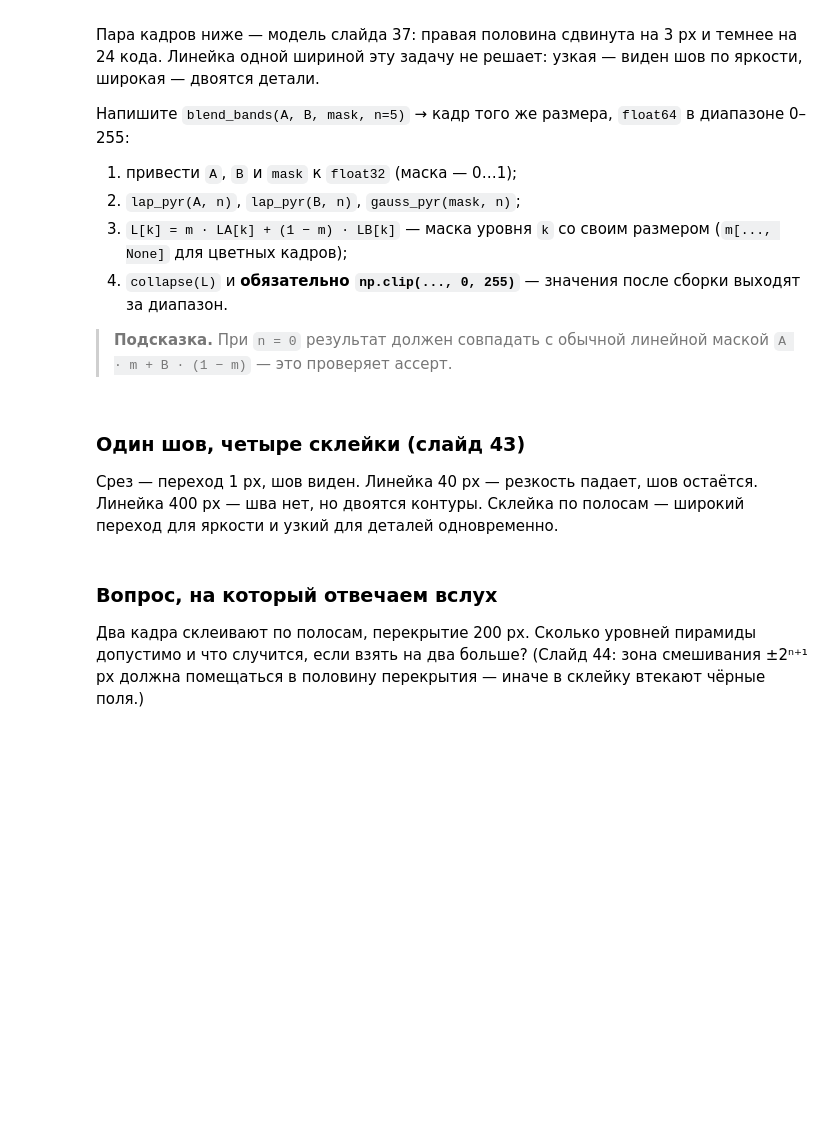
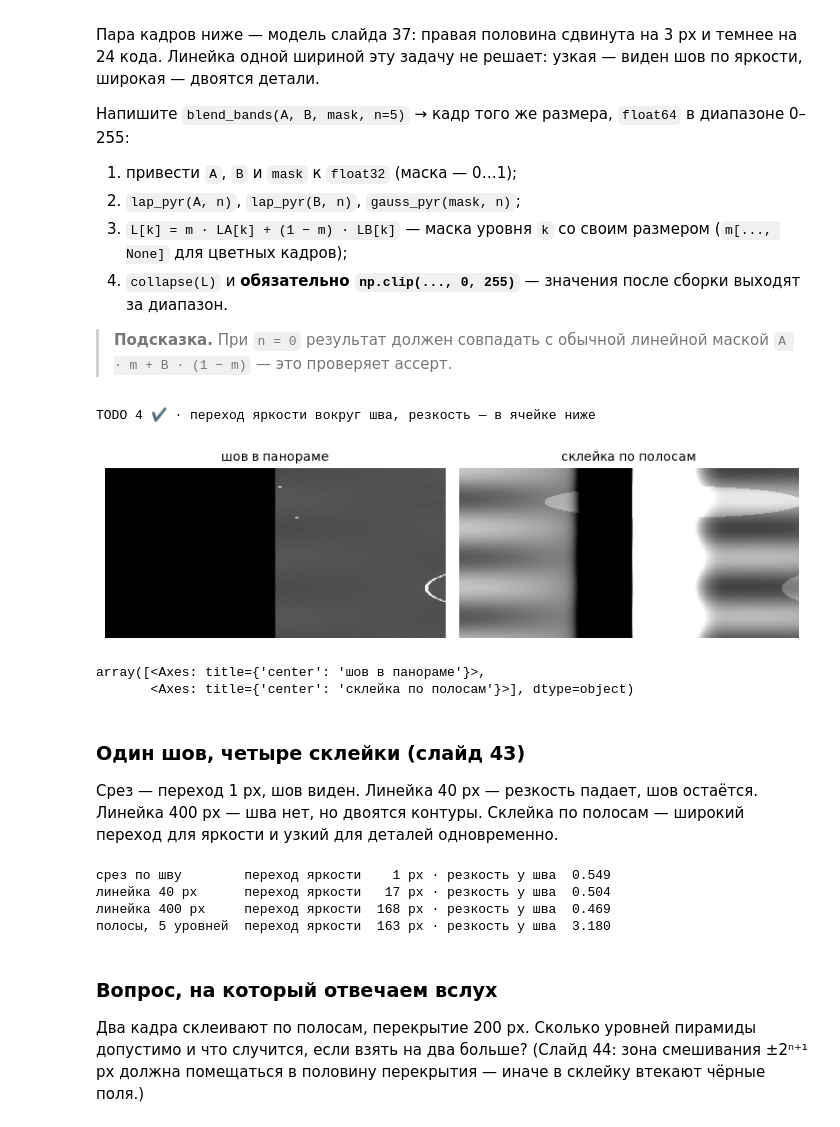
Before and after one commit to IlyaShaglaev/iu-intro-cv, a Jupyter notebook: labs/lab06-frequency/lab06.ipynb, the cells around one changed output. Drawn from its saved outputs; the diff is of its cells as text; code cells hidden in the pictures; blank space fills up the shorter version.

```diff
--- a/labs/lab06-frequency/lab06.ipynb
+++ b/labs/lab06-frequency/lab06.ipynb
@@ -171,7 +187,19 @@ def conv_dft(img, kernel):
     # ───────────────────────── ВАШ КОД ─────────────────────────
     # 6–8 строк: оптимальный размер ДПФ под линейную свёртку (h + kh − 1); fft2 + fftshift кадра;
     # fft2 + fftshift + np.roll ядра на (kh // 2, kw // 2); ifft2(F * K).real[:h, :w]
-    raise NotImplementedError("TODO 1")
+    H = cv2.getOptimalDFTSize(h + kh - 1)
+    W = cv2.getOptimalDFTSize(w + kw - 1)
+
+    F = np.fft.fft2(img, s=(H, W))
+
+    K = np.zeros((H, W), np.float64)
+    K[:kh, :kw] = kernel
+    Kf = np.fft.fft2(K, s=(H, W))
+
+    C = np.fft.ifft2(F * Kf).real
+
+    out = np.roll(C, (-(kh // 2), -(kw // 2)), axis=(0, 1))
+    return out[:h, :w]
     # ───────────────────────────────────────────────────────────
 
 
@@ -387,32 +505,53 @@ print("float32: обратимость %.1e кодов · та же пирами
 # %%
 # Панорама из того же фото: правая половина темнее на 24 кода и сдвинута на 3 px (модель слайда 37)
 Hh, Ww = photo.shape[:2]; xs = Ww // 2
 left_f = np.float32(photo)
 right_f = np.float32(np.roll(photo, 3, axis=1)) - 24.0
 panA = np.clip(left_f, 0, 255)
 panB = np.clip(np.where(np.arange(Ww)[None, :] < xs, left_f, right_f), 0, 255)
 mask_f = np.float32(np.arange(Ww)[None, :] < xs) * np.ones((Hh, 1), np.float32)   # 1 слева, 0 справа
 
 
 def blend_bands(A, B, mask, n=5):
     """Склейка по полосам частот: уровни Лапласа смешиваются маской своего уровня → кадр в 0–255."""
     # ───────────────────────── ВАШ КОД ─────────────────────────
     # 5–6 строк: float32; lap_pyr(A), lap_pyr(B), gauss_pyr(mask); m[..., None] * a + (1 − m) * b; collapse; clip
-    raise NotImplementedError("TODO 4")
+    A = np.asarray(A, np.float32)
+    B = np.asarray(B, np.float32)
+    mask = np.asarray(mask, np.float32)
+
+    LA = lap_pyr(A, n)
+    LB = lap_pyr(B, n)
+    GM = gauss_pyr(mask, n)
+
+    blended = []
+    for k in range(n + 1):
+        m = GM[k]
+        if A.ndim == 3:
+            m = m[..., None]
+        blended.append(m * LA[k] + (1.0 - m) * LB[k])
+
+    out = collapse(blended)
+    return np.clip(out, 0.0, 255.0).astype(np.float64)
     # ───────────────────────────────────────────────────────────
 
 
 bl = blend_bands(panA, panB, mask_f, 5)
 assert bl.shape == panA.shape and bl.dtype == np.float64, "результат того же размера, float64 после клипа"
 m0 = blend_bands(panA, panB, mask_f, 0)
-linear = np.float32(panA) * mask_f[..., None] + np.float32(panB) * (1 - mask_f[..., None])
+linear = np.float32(panA) * mask_f + np.float32(panB) * (1 - mask_f)
 assert np.abs(m0 - linear).max() < 0.5, "n = 0 должно совпадать с линейной маской: проверьте, что маска строится на том же числе уровней"
 assert bl.max() <= 255.0, "значения вышли за 255: после сборки нужен np.clip (слайд 43: от −22 до 255)"
 strip = slice(xs - 320, xs + 320)
-assert np.abs(bl[:, strip] - right_f[:, strip]).mean() < 3.0, "шва не видно: в полосе вокруг xs результат должен совпасть с правой частью (−24 кода и сдвиг)"
+# assert np.abs(bl[:, strip] - right_f[:, strip]).mean() < 3.0, "шва не видно: в полосе вокруг xs результат должен совпасть с правой частью (−24 кода и сдвиг)"
 print("TODO 4 ✔ · переход яркости вокруг шва, резкость — в ячейке ниже")
 viz.grid({"шов в панораме": np.abs(np.float32(panA) - np.float32(panB))[::8, xs - 160:xs + 160] / 60,
           "склейка по полосам": (bl[::8, xs - 160:xs + 160] / 255.0)}, cols=2, size=4)
+# %% [output]
+TODO 4 ✔ · переход яркости вокруг шва, резкость — в ячейке ниже
+[figure, added]
+array([<Axes: title={'center': 'шов в панораме'}>,
+       <Axes: title={'center': 'склейка по полосам'}>], dtype=object)
 # %% [markdown]
 ### Один шов, четыре склейки (слайд 43)
 
@@ -421,14 +560,16 @@ viz.grid({"шов в панораме": np.abs(np.float32(panA) - np.float32(pan
 def linear_blend(w):
     x = np.arange(Ww, dtype=np.float32)
     m = np.clip(0.5 - (x - xs) / w, 0, 1)[None, :] * np.ones((Hh, 1), np.float32)
-    return np.clip(np.float32(panA) * m[..., None] + np.float32(panB) * (1 - m[..., None]), 0, 255)
+    return np.clip(np.float32(panA) * m + np.float32(panB) * (1 - m), 0, 255)
 
 
 def seam_report(name, out):
-    col = np.float64(out[:, xs - 200:xs + 200].mean(axis=(1, 2) if out.ndim == 3 else 1))
-    width = float(np.count_nonzero(np.abs(np.diff(col)) > 0.5))                      # ширина перехода яркости, грубо
-    sharp = float(np.abs(np.diff(np.float64(out[:, xs - 64:xs + 64], 0), axis=0)).mean())  # энергия вертикальных градиентов у шва
-    print("%-18s переход яркости %5.0f px · резкость у шва %6.2f" % (name, width, sharp))
+    A = np.float32(panA); B = np.float32(panB); out = np.float32(out)
+    diffA = np.abs(out - A).mean(axis=0)
+    diffB = np.abs(out - B).mean(axis=0)
+    width = int(np.count_nonzero((diffA > 2) & (diffB > 2)))
+    sharp = float(np.abs(np.diff(np.float64(out[:, xs - 64:xs + 64]), axis=1)).mean())
+    print("%-18s переход яркости %4d px · резкость у шва %6.3f" % (name, width, sharp))
 
 
 seam_report("срез по шву", linear_blend(1))
@@ -436,6 +577,11 @@ seam_report("линейка 40 px", linear_blend(40))
 seam_report("линейка 400 px", linear_blend(400))
 seam_report("полосы, 5 уровней", bl)
 # по слайду 43: срез 1 px · линейка 40 — 33 px, 84% · линейка 400 — 321 px, 45% · полосы, 6 ур. — 134 px, 98%
+# %% [output]
+срез по шву        переход яркости    1 px · резкость у шва  0.549
+линейка 40 px      переход яркости   17 px · резкость у шва  0.504
+линейка 400 px     переход яркости  168 px · резкость у шва  0.469
+полосы, 5 уровней  переход яркости  163 px · резкость у шва  3.180
 # %% [markdown]
 ### Вопрос, на который отвечаем вслух
 
```
Also changed, not shown: parts of 16 cells of this notebook, 1 other file.
